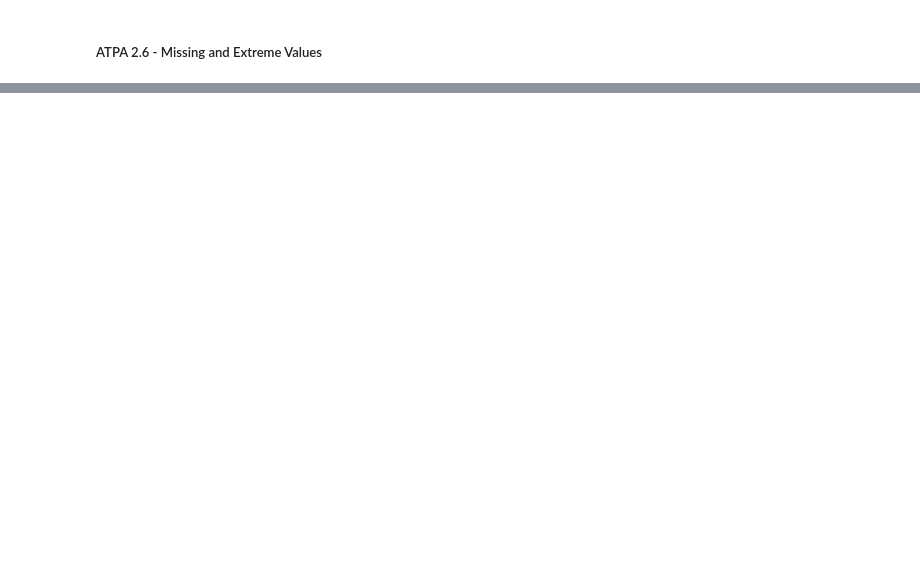
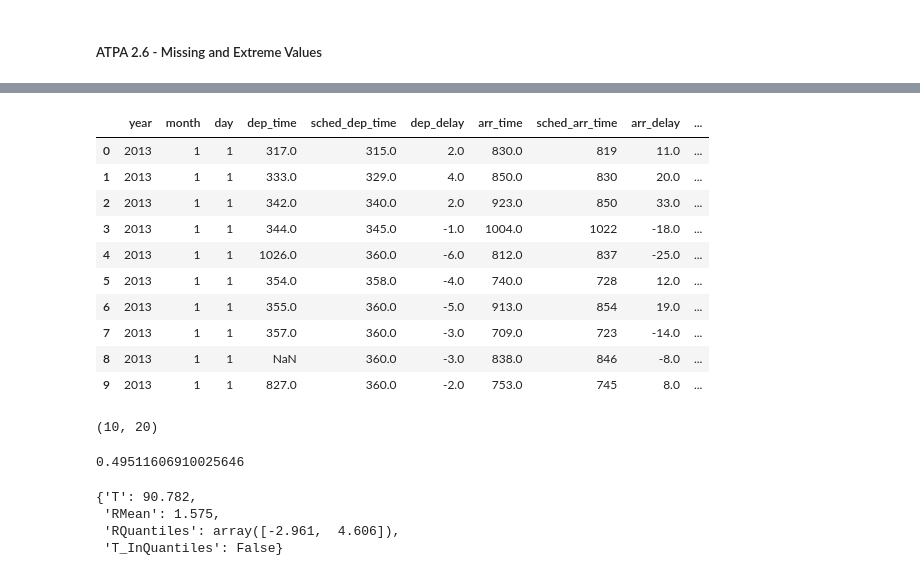
Before and after one commit to M-Christensen/ATPA, a Jupyter notebook: SOAModule_Notes/Module2/Sec2_MissingExtremeData.ipynb, the cells around one changed output, grey strips where cells are left out. Saved outputs shown, nothing was run; the diff lists cells and outputs as text; code cells hidden in the pictures; blank space fills up the shorter version.

Commit message:
Permutation Test Class

```diff
--- a/SOAModule_Notes/Module2/Sec2_MissingExtremeData.ipynb
+++ b/SOAModule_Notes/Module2/Sec2_MissingExtremeData.ipynb
@@ -6,8 +6,9 @@
 import pandas as pd
 import numpy as np
 import random
+from scipy.stats import norm
 
-flights = pd.read_csv("flights.csv")
+flights = pd.read_csv("Data/flights.csv")
 
 # transforms the time variables to minutes from midnight.
 flights = flights.assign(dep_time= flights.dep_time-40*np.floor(flights.dep_time/100), sched_dep_time = flights.sched_dep_time-40*np.floor(flights.sched_dep_time/100))
@@ -13,0 +52,36 @@ flights = flights.assign(dep_time= flights.dep_time-40*np.floor(flights.dep_time
+# %%
+flights = flights.loc[:9, :]
+flights.loc[8, 'dep_time'] = np.nan
+display(flights)
+flights.shape
+# %% [output]
+|  | year | month | day | dep_time | sched_dep_time | dep_delay | arr_time | sched_arr_time | arr_delay | ... |
+| 0 | 2013 | 1 | 1 | 317.0 | 315.0 | 2.0 | 830.0 | 819 | 11.0 | ... |
+| 1 | 2013 | 1 | 1 | 333.0 | 329.0 | 4.0 | 850.0 | 830 | 20.0 | ... |
+| 2 | 2013 | 1 | 1 | 342.0 | 340.0 | 2.0 | 923.0 | 850 | 33.0 | ... |
+| 3 | 2013 | 1 | 1 | 344.0 | 345.0 | -1.0 | 1004.0 | 1022 | -18.0 | ... |
+| 4 | 2013 | 1 | 1 | 1026.0 | 360.0 | -6.0 | 812.0 | 837 | -25.0 | ... |
+| 5 | 2013 | 1 | 1 | 354.0 | 358.0 | -4.0 | 740.0 | 728 | 12.0 | ... |
+| 6 | 2013 | 1 | 1 | 355.0 | 360.0 | -5.0 | 913.0 | 854 | 19.0 | ... |
+| 7 | 2013 | 1 | 1 | 357.0 | 360.0 | -3.0 | 709.0 | 723 | -14.0 | ... |
+| 8 | 2013 | 1 | 1 | NaN | 360.0 | -3.0 | 838.0 | 846 | -8.0 | ... |
+| 9 | 2013 | 1 | 1 | 827.0 | 360.0 | -2.0 | 753.0 | 745 | 8.0 | ... |
+(10, 20)
+# %%
+col_missing = 'dep_time'
+col_base = 'sched_dep_time'
+
+n = 100
+R = np.zeros(n)
+missing = flights.loc[:, col_missing].isna()
+T = flights.loc[missing, col_base].mean() - flights.loc[~missing, col_base].mean()
+
+for i in range(n):
+    samp_i = flights.loc[:, col_missing].sample(frac=1., ignore_index=True)
+    missing_i = samp_i.isna()
+    R[i] = flights.loc[missing_i, col_base].mean() - flights.loc[~missing_i, col_base].mean()
+
+R.mean()
+np.quantile(R, [0.025, 0.5, 0.975])
+# %% [output]
+0.49511606910025646
@@ -14,3 +127,18 @@ flights = flights.assign(dep_time= flights.dep_time-40*np.floor(flights.dep_time
+# %%
+perm = Permutation_Test(data=flights,
+                        col_missing='dep_time',
+                        col_base='sched_dep_time')
+
+perm.by_hand(quantile_lower=0.025,
+             quantile_upper=0.975,
+             n=1000)
+
+perm.normal_approximation(quantile_percent=0.975)
+# %% [output]
+{'T': 90.782,
+ 'RMean': 1.575,
+ 'RQuantiles': array([-2.961,  4.606]),
+ 'T_InQuantiles': False}
 # %%
 # Chunk 2: Performs a permutation test for the dep_time variable in the flights data set
 
```
Also changed, not shown: parts of 4 cells of this notebook.
